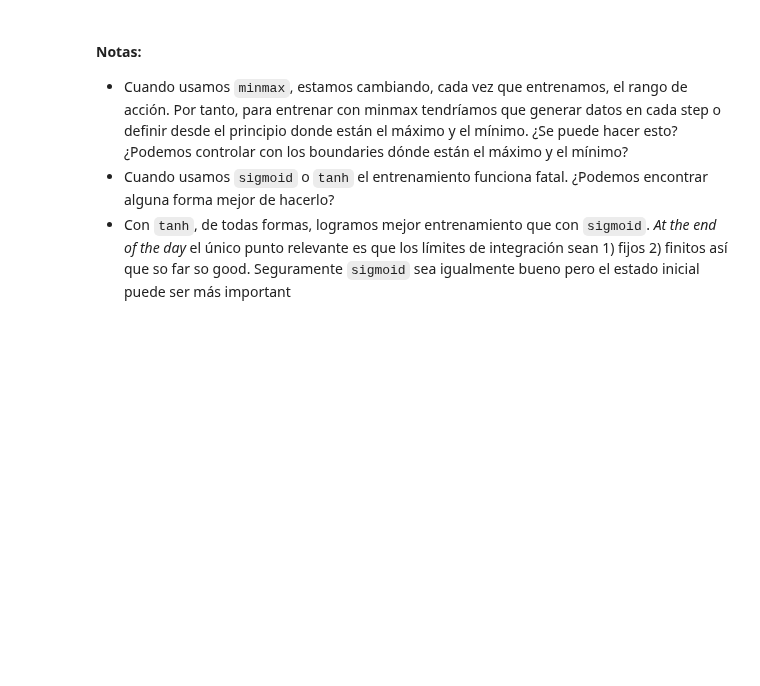
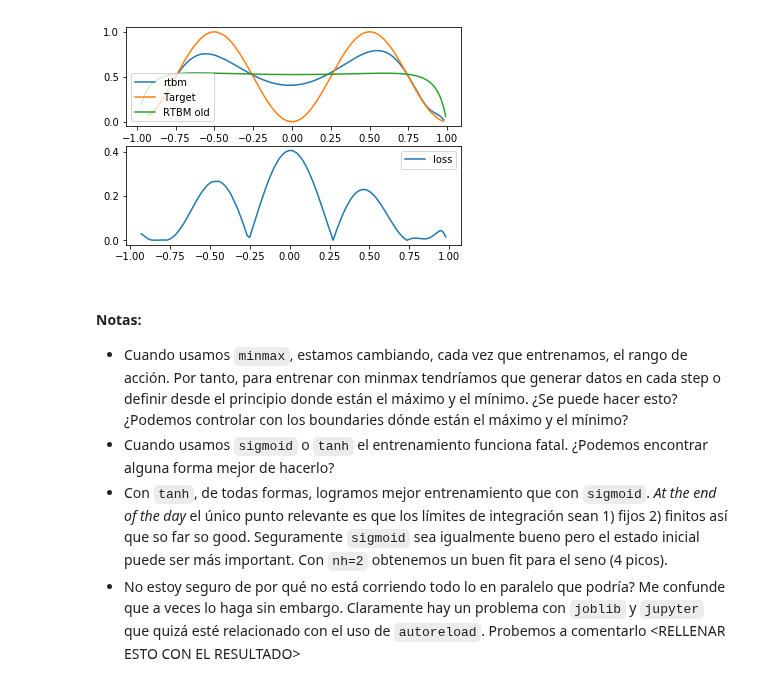
Before and after one commit to RiemannAI/theta, a Jupyter notebook: PruebasDeInit.ipynb, the cells around one changed output. Saved outputs shown, nothing was run; the diff lists cells and outputs as text; code cells hidden in the pictures; blank space fills up the shorter version.

```diff
--- a/PruebasDeInit.ipynb
+++ b/PruebasDeInit.ipynb
@@ -167,5 +184,5 @@ Iteration: 0, best loss: 284.24, time: 72.97s
 # %%
-x_post, y_post, ordered_post = get_values()
+x_post, y_post, ordered_post = get_values(n=1e4)
 #x_raw, y_raw = rtbm.get_transformation(x_input.reshape(-1,1))
 #x_post, y_post, ordered_post = reorder(x_raw[:,d], y_raw, x_input)
 
@@ -190,9 +207,10 @@ _ = plt.legend()
 plt.subplot(2,1,2)
 plt.plot(x_post, ll_post, label="loss")
 _ = plt.legend()
-name_fig=pathlib.Path("test.png")
+name_fig=pathlib.Path("perfect_fit_tanh_nh=3-sabado.png")
 if name_fig.exists():
     print("WARNING: Image not saved")
 else:
     plt.savefig(str(name_fig))
 print(f"Total loss: {np.sum(ll)}")
+# %% [output]
@@ -199,6 +219,8 @@ print(f"Total loss: {np.sum(ll)}")
+[figure, added]
 # %% [markdown]
 #### Notas:
 
 - Cuando usamos `minmax`, estamos cambiando, cada vez que entrenamos, el rango de acción. Por tanto, para entrenar con minmax tendríamos que generar datos en cada step o definir desde el principio donde están el máximo y el mínimo. ¿Se puede hacer esto? ¿Podemos controlar con los boundaries dónde están el máximo y el mínimo?
 - Cuando usamos `sigmoid` o `tanh` el entrenamiento funciona fatal. ¿Podemos encontrar alguna forma mejor de hacerlo?
-- Con `tanh`, de todas formas, logramos mejor entrenamiento que con `sigmoid`. _At the end of the day_ el único punto relevante es que los límites de integración sean 1) fijos 2) finitos así que so far so good. Seguramente `sigmoid` sea igualmente bueno pero el estado inicial puede ser más important
+- Con `tanh`, de todas formas, logramos mejor entrenamiento que con `sigmoid`. _At the end of the day_ el único punto relevante es que los límites de integración sean 1) fijos 2) finitos así que so far so good. Seguramente `sigmoid` sea igualmente bueno pero el estado inicial puede ser más important. Con `nh=2` obtenemos un buen fit para el seno (4 picos).
+- No estoy seguro de por qué no está corriendo todo lo en paralelo que podría? Me confunde que a veces lo haga sin embargo. Claramente hay un problema con `joblib` y `jupyter` que quizá esté relacionado con el uso de `autoreload`. Probemos a comentarlo \<RELLENAR ESTO CON EL RESULTADO\>
```
Also changed, not shown: parts of 7 cells of this notebook, 1 other file.
